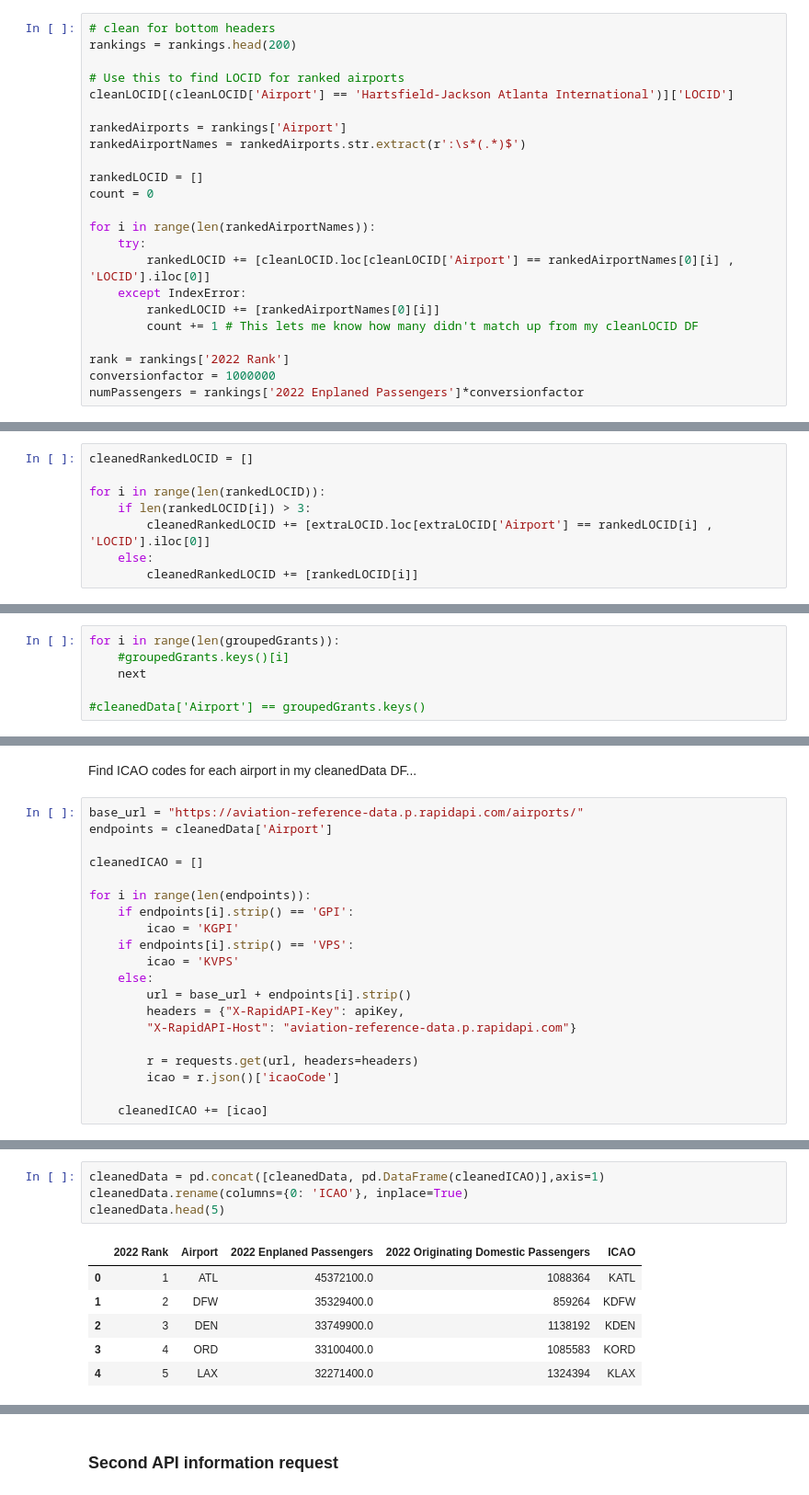
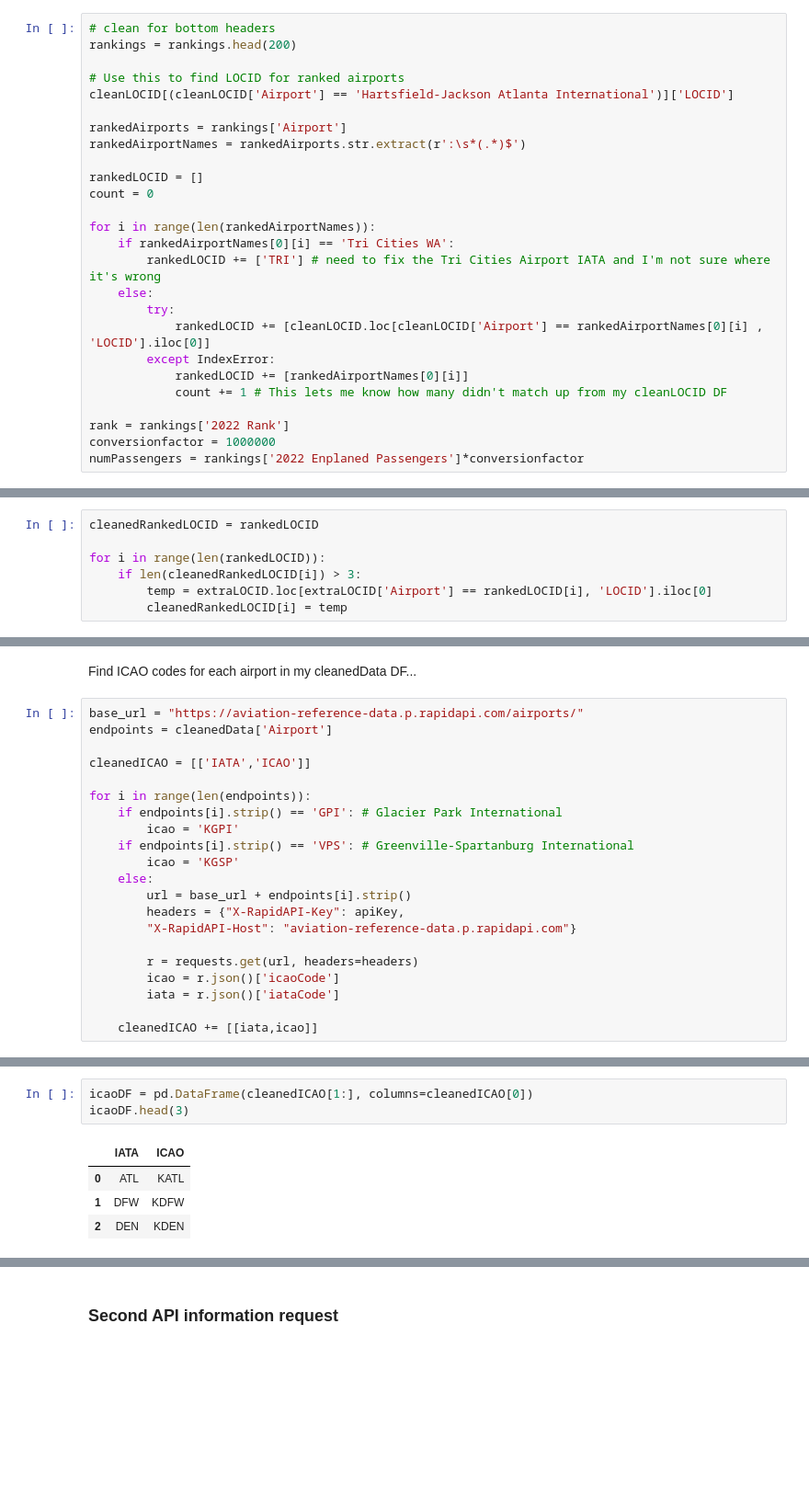
Before and after one commit to lucystorts/386Project, a Jupyter notebook: DataCleaning.ipynb, the cells around one changed output, grey strips where cells are left out. Shown: that part at 92% size. Drawn from its saved outputs; the diff is of its cells as text; blank space fills up the shorter version.

```diff
--- a/DataCleaning.ipynb
+++ b/DataCleaning.ipynb
@@ -219,11 +223,14 @@ rankedLOCID = []
 count = 0
 
 for i in range(len(rankedAirportNames)):
-    try:
-        rankedLOCID += [cleanLOCID.loc[cleanLOCID['Airport'] == rankedAirportNames[0][i] , 'LOCID'].iloc[0]]
-    except IndexError:
-        rankedLOCID += [rankedAirportNames[0][i]]
-        count += 1 # This lets me know how many didn't match up from my cleanLOCID DF
+    if rankedAirportNames[0][i] == 'Tri Cities WA':
+        rankedLOCID += ['TRI'] # need to fix the Tri Cities Airport IATA and I'm not sure where it's wrong
+    else:
+        try:
+            rankedLOCID += [cleanLOCID.loc[cleanLOCID['Airport'] == rankedAirportNames[0][i] , 'LOCID'].iloc[0]]
+        except IndexError:
+            rankedLOCID += [rankedAirportNames[0][i]]
+            count += 1 # This lets me know how many didn't match up from my cleanLOCID DF
 
 rank = rankings['2022 Rank']
 conversionfactor = 1000000
@@ -247,10 +256,9 @@ extraLOCID.head(3)
 | 1 | John F. Kennedy International | JFK |
 | 2 | Harry Reid International | LAS |
 # %%
-cleanedRankedLOCID = []
+cleanedRankedLOCID = rankedLOCID
 
 for i in range(len(rankedLOCID)):
-    if len(rankedLOCID[i]) > 3:
-        cleanedRankedLOCID += [extraLOCID.loc[extraLOCID['Airport'] == rankedLOCID[i] , 'LOCID'].iloc[0]]
-    else:
-        cleanedRankedLOCID += [rankedLOCID[i]]
+    if len(cleanedRankedLOCID[i]) > 3:
+        temp = extraLOCID.loc[extraLOCID['Airport'] == rankedLOCID[i], 'LOCID'].iloc[0]
+        cleanedRankedLOCID[i] = temp
@@ -324,6 +318,0 @@ Compare how many airports in cleanedData will be matched up with airports given
-# %%
-for i in range(len(groupedGrants)):
-    #groupedGrants.keys()[i]
-    next
-
-#cleanedData['Airport'] == groupedGrants.keys()
@@ -342,13 +329,13 @@ Find ICAO codes for each airport in my cleanedData DF...
 base_url = "https://aviation-reference-data.p.rapidapi.com/airports/"
 endpoints = cleanedData['Airport']
 
-cleanedICAO = []
+cleanedICAO = [['IATA','ICAO']]
 
 for i in range(len(endpoints)):
-    if endpoints[i].strip() == 'GPI':
+    if endpoints[i].strip() == 'GPI': # Glacier Park International
         icao = 'KGPI'
-    if endpoints[i].strip() == 'VPS':
-        icao = 'KVPS'
+    if endpoints[i].strip() == 'VPS': # Greenville-Spartanburg International
+        icao = 'KGSP'
     else:
         url = base_url + endpoints[i].strip()
         headers = {"X-RapidAPI-Key": apiKey,
@@ -356,5 +343,6 @@ for i in range(len(endpoints)):
 
         r = requests.get(url, headers=headers)
         icao = r.json()['icaoCode']
+        iata = r.json()['iataCode']
 
-    cleanedICAO += [icao]
+    cleanedICAO += [[iata,icao]]
@@ -361,11 +351,8 @@ for i in range(len(endpoints)):
 # %%
-cleanedData = pd.concat([cleanedData, pd.DataFrame(cleanedICAO)],axis=1)
-cleanedData.rename(columns={0: 'ICAO'}, inplace=True)
-cleanedData.head(5)
+icaoDF = pd.DataFrame(cleanedICAO[1:], columns=cleanedICAO[0])
+icaoDF.head(3)
 # %% [output]
-|  | 2022 Rank | Airport | 2022 Enplaned Passengers | 2022 Originating Domestic Passengers | ICAO |
-| 0 | 1 | ATL | 45372100.0 | 1088364 | KATL |
-| 1 | 2 | DFW | 35329400.0 | 859264 | KDFW |
-| 2 | 3 | DEN | 33749900.0 | 1138192 | KDEN |
-| 3 | 4 | ORD | 33100400.0 | 1085583 | KORD |
-| 4 | 5 | LAX | 32271400.0 | 1324394 | KLAX |
+|  | IATA | ICAO |
+| 0 | ATL | KATL |
+| 1 | DFW | KDFW |
+| 2 | DEN | KDEN |
```
Also changed, not shown: parts of 34 cells of this notebook, 3 other files.
